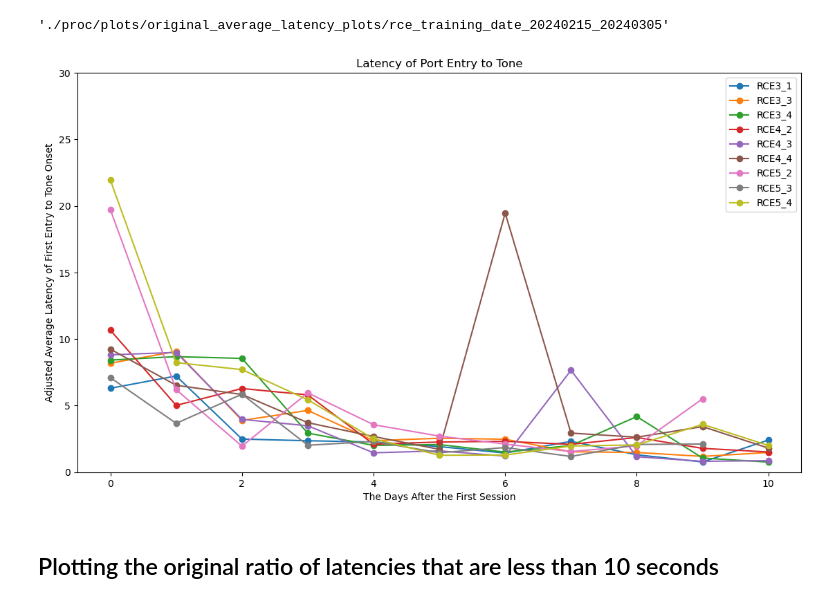
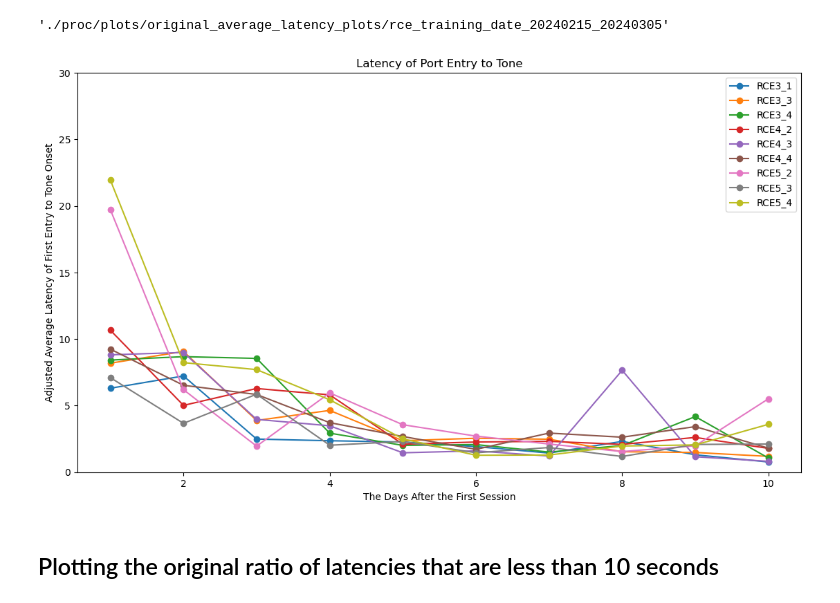
Before and after one commit to padillacoreanolab/reward_comp_ext, a Jupyter notebook: results/2024_08_30_reward_training/02_calculating_latencies.ipynb, the cells around one changed output. Cells and saved outputs as stored; diff of their text form; code cells hidden in the pictures.

```diff
--- a/results/2024_08_30_reward_training/02_calculating_latencies.ipynb
+++ b/results/2024_08_30_reward_training/02_calculating_latencies.ipynb
@@ -550,9 +550,9 @@ os.makedirs(latencies_less_than_10_seconds_ratio_output_directory, exist_ok=True
 # %%
 subject_to_all_dates = concatted_first_and_last_porty_entry_dataframe.groupby("subject")["date"].apply(set).reset_index(name='all_dates')
 # %%
-subject_to_all_dates["all_dates"] = subject_to_date["all_dates"].apply(lambda x: sorted(list(x)))
+subject_to_all_dates["all_dates"] = subject_to_all_dates["all_dates"].apply(lambda x: sorted(list(x)))
 # %%
-subject_to_all_dates["date_to_index"] = subject_to_date["all_dates"].apply(lambda x: {date: index for index, date in enumerate(x)})
+subject_to_all_dates["date_to_index"] = subject_to_all_dates["all_dates"].apply(lambda x: {date: index for index, date in enumerate(x)})
 # %%
 subject_to_all_dates
 # %% [output]
@@ -775,7 +775,7 @@ overlap_adjusted_less_than_10_latency_df.to_excel("/".join(["./proc/subject_rows
 - We will plot a line for each subject. With the X-axis being the days since the first session. And the Y-axis is the latency values averaged across all the trials for one recording session
 - Grouping all the rows with the same subject and date(aka, all the trials in one session). And then getting the mean for each value
 # %%
-float_columns = concatted_first_and_last_porty_entry_dataframe.select_dtypes(include=[np.float64]).columns
+float_columns = concatted_first_and_last_porty_entry_dataframe.select_dtypes(include=[np.float64, np.int64, bool]).columns
 # %%
 float_columns
 # %% [output]
@@ -787,3 +790,3 @@ Index(['current_tone_time', 'first_port_entry_after_tone',
       dtype='object')
 # %%
-grouped_averaged_first_porty_entry_dataframe = concatted_first_and_last_porty_entry_dataframe[list(float_columns) + ["date_index", "subject"]].groupby(by=["date_index", "subject"]).mean()
+grouped_averaged_first_porty_entry_dataframe = concatted_first_and_last_porty_entry_dataframe[list(float_columns) + ["subject"]].groupby(by=["date_index", "subject"]).mean()
@@ -867,30 +856,30 @@ plt.rcParams["figure.figsize"] = (13.5,7.5)
 # %%
 # Plotting for each cage
 fig, ax = plt.subplots()
 plt.rcParams["figure.figsize"] = (13.5,7.5)
 
 # Getting all the rows with the current cage number
-cage_df = grouped_averaged_first_porty_entry_dataframe
+cage_df = grouped_averaged_first_porty_entry_dataframe[grouped_averaged_first_porty_entry_dataframe["date_index"] <= 9]
 
 # Plotting a line for each subject
 for subject in cage_df["subject"].unique():
     # Getting all the rows with the current subject
     subject_df = cage_df[cage_df["subject"] == subject]
     # Making the dates into days after the first session by subtracting all the dates by the first date
-    ax.plot(subject_df["date_index"], subject_df["latency_adjusted_greater_than_30"], '-o', label=subject)
+    ax.plot(subject_df["date_index"] + 1, subject_df["latency_adjusted_greater_than_30"], '-o', label=subject)
 
 # Setting the Y-Axis to only plot from 0 to 30 because we adjusted the latency to always be under 30
 ax.set_ylim(0, 30)
 # Labeling the X/Y Axis and the title
 ax.set_xlabel("The Days After the First Session")
 ax.set_ylabel("Adjusted Average Latency of First Entry to Tone Onset")
 ax.set_title("Latency of Port Entry to Tone")
 # To show the legend
 ax.legend()
 file_name = "original_average_latency_plot_{}_date_{}_{}.png".format(FILE_PREFIX, earliest_date, latest_date)
 plt.savefig(os.path.join(original_average_latency_output_directory, file_name))
 # %% [output]
-[figure, old version]
+[figure, new version]
 # %% [markdown]
 ## Plotting the original ratio of latencies that are less than 10 seconds
 # %%
```
Also changed, not shown: parts of 27 cells of this notebook, 1 other file.
